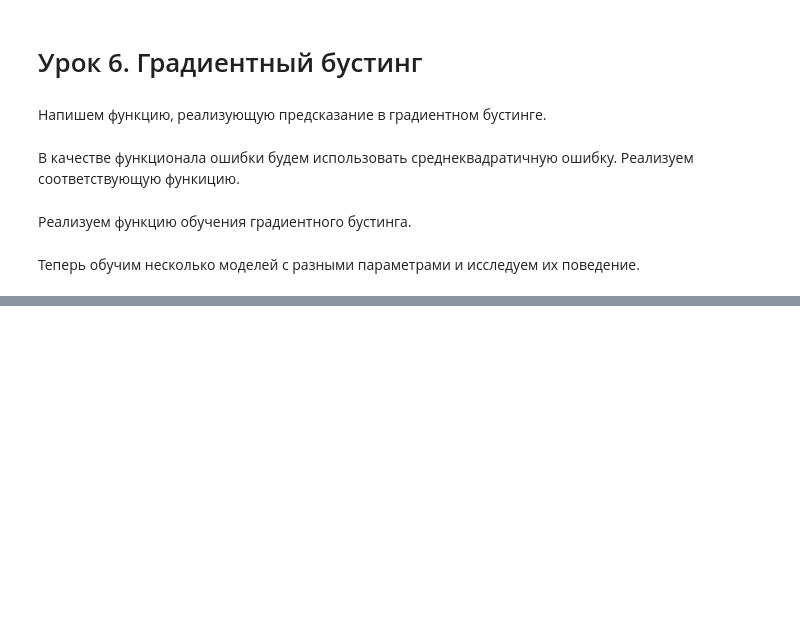
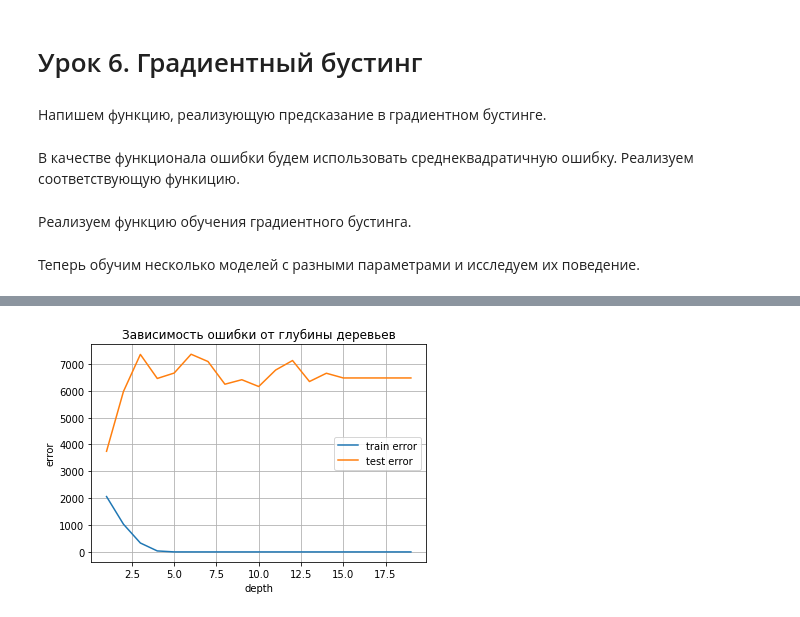
Before and after one commit to Svetorus/Data-analysis-algorithms, a Jupyter notebook: Algoritm_6.ipynb, the cells around one changed output, grey strips where cells are left out. Cells and saved outputs as stored; diff of their text form; code cells hidden in the pictures; blank space fills up the shorter version.

```diff
--- a/Algoritm_6.ipynb
+++ b/Algoritm_6.ipynb
@@ -323,0 +138,28 @@ plt.legend(loc='upper right')
+# %%
+# Максимальная глубина деревьев
+max_depth = 20
+
+train_err = []
+test_err = []
+
+for depth in range(1, max_depth):
+  trees, train_errors, test_errors = gb_fit(n_trees, depth, X_train, X_test, y_train, y_test, coefs, eta)
+  train_prediction = gb_predict(X_train, trees, coefs, eta)
+  train_err.append(mean_squared_error(y_train, train_prediction))
+
+  test_prediction = gb_predict(X_test, trees, coefs, eta)
+  test_err.append(mean_squared_error(y_test, test_prediction))
+# %%
+# График зависимости ошибки от глубины деревьев (от 1 до 20) при eta = 1, n_trees = 25
+
+plt.plot(range(1, max_depth), train_err, label='train error')
+plt.plot(range(1, max_depth), test_err, label='test error')
+
+plt.xlabel('depth')
+plt.ylabel('error')
+plt.legend(loc='best')
+plt.title('Зависимость ошибки от глубины деревьев')
+plt.grid()
+plt.show()
+# %% [output]
+[figure, added]
```
Also changed, not shown: parts of 52 cells of this notebook.
